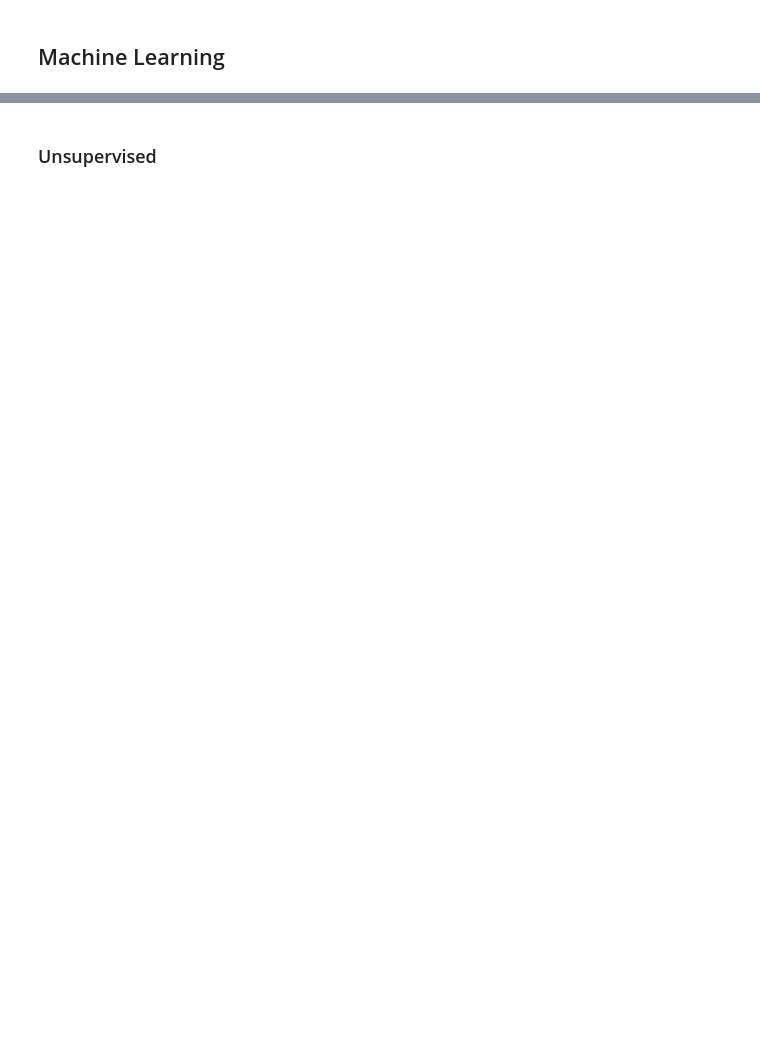
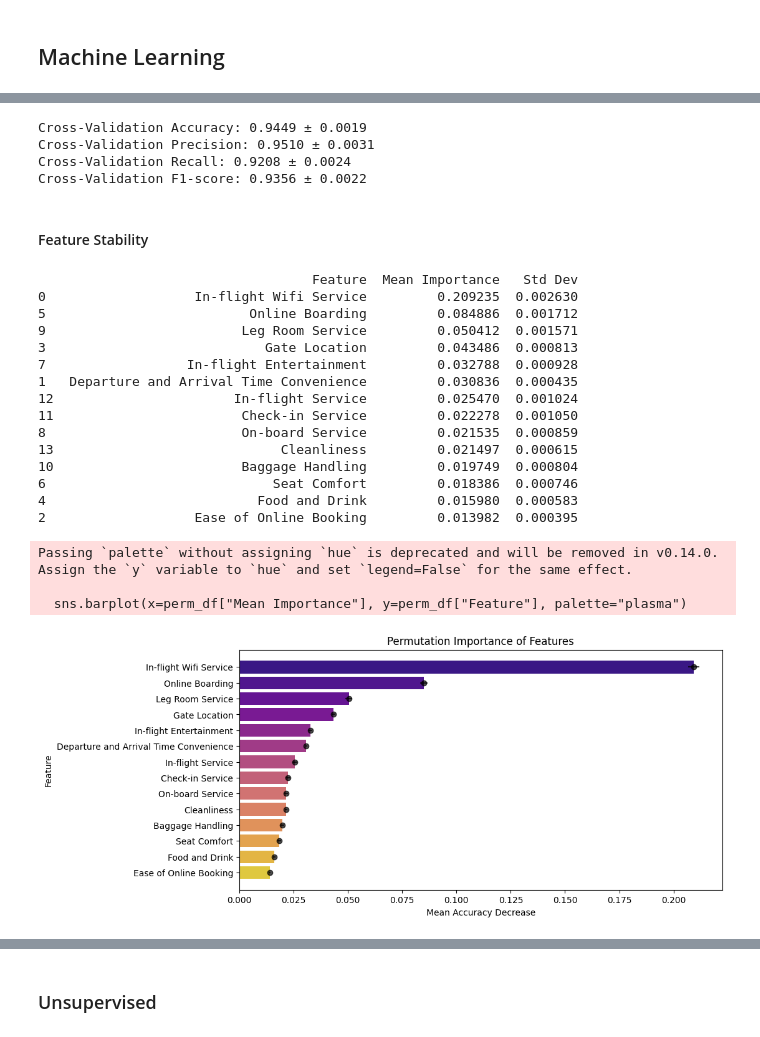
Before and after one commit to OCE1984/MScDataAnaltyicsPrinciples, a Jupyter notebook: DAP_Final_Assessment2.ipynb, the cells around one changed output, grey strips where cells are left out. Saved outputs shown, nothing was run; the diff lists cells and outputs as text; code cells hidden in the pictures; blank space fills up the shorter version.

```diff
--- a/DAP_Final_Assessment2.ipynb
+++ b/DAP_Final_Assessment2.ipynb
@@ -337,0 +442,75 @@ sns.barplot(grouped_satis_a)
+# %%
+# Create custom scorers
+precision_scorer = make_scorer(precision_score, pos_label="Satisfied")
+recall_scorer = make_scorer(recall_score, pos_label="Satisfied")
+f1_scorer = make_scorer(f1_score, pos_label="Satisfied")
+
+# Perform 5-fold cross-validation
+cv_accuracy = cross_val_score(rf, X_train, y_train, cv=5, scoring='accuracy')
+cv_precision = cross_val_score(rf, X_train, y_train, cv=5, scoring=precision_scorer)
+cv_recall = cross_val_score(rf, X_train, y_train, cv=5, scoring=recall_scorer)
+cv_f1 = cross_val_score(rf, X_train, y_train, cv=5, scoring=f1_scorer)
+
+# Print results
+print(f"Cross-Validation Accuracy: {cv_accuracy.mean():.4f} ± {cv_accuracy.std():.4f}")
+print(f"Cross-Validation Precision: {cv_precision.mean():.4f} ± {cv_precision.std():.4f}")
+print(f"Cross-Validation Recall: {cv_recall.mean():.4f} ± {cv_recall.std():.4f}")
+print(f"Cross-Validation F1-score: {cv_f1.mean():.4f} ± {cv_f1.std():.4f}")
+# %% [output]
+Cross-Validation Accuracy: 0.9449 ± 0.0019
+Cross-Validation Precision: 0.9510 ± 0.0031
+Cross-Validation Recall: 0.9208 ± 0.0024
+Cross-Validation F1-score: 0.9356 ± 0.0022
+# %% [markdown]
+#### Feature Stability
+# %%
+# Perform Permutation Importance on the trained model
+perm_importance = permutation_importance(rf, X_test, y_test, n_repeats=10, random_state=42, scoring="accuracy")
+
+# Store results in a DataFrame
+perm_df = pd.DataFrame({
+    "Feature": X_test.columns,
+    "Mean Importance": perm_importance.importances_mean,
+    "Std Dev": perm_importance.importances_std
+})
+
+# Sort by mean importance
+perm_df = perm_df.sort_values(by="Mean Importance", ascending=False)
+
+# Display results
+print(perm_df)
+
+# Ensure Std Dev is a NumPy array
+xerr_values = np.array(perm_df["Std Dev"])
+
+# Plot Permutation Importance
+plt.figure(figsize=(10, 5))
+sns.barplot(x=perm_df["Mean Importance"], y=perm_df["Feature"], palette="plasma")
+
+# Add error bars separately
+plt.errorbar(perm_df["Mean Importance"], perm_df["Feature"], xerr=xerr_values, fmt='o', color='black', alpha=0.7)
+
+plt.title("Permutation Importance of Features")
+plt.xlabel("Mean Accuracy Decrease")
+plt.ylabel("Feature")
+plt.show()
+# %% [output]
+                                   Feature  Mean Importance   Std Dev
+0                   In-flight Wifi Service         0.209235  0.002630
+5                          Online Boarding         0.084886  0.001712
+9                         Leg Room Service         0.050412  0.001571
+3                            Gate Location         0.043486  0.000813
+7                  In-flight Entertainment         0.032788  0.000928
+1   Departure and Arrival Time Convenience         0.030836  0.000435
+12                       In-flight Service         0.025470  0.001024
+11                        Check-in Service         0.022278  0.001050
+8                         On-board Service         0.021535  0.000859
+13                             Cleanliness         0.021497  0.000615
+10                        Baggage Handling         0.019749  0.000804
+6                             Seat Comfort         0.018386  0.000746
+4                           Food and Drink         0.015980  0.000583
+2                   Ease of Online Booking         0.013982  0.000395
+Passing `palette` without assigning `hue` is deprecated and will be removed in v0.14.0. Assign the `y` variable to `hue` and set `legend=False` for the same effect.
+
+  sns.barplot(x=perm_df["Mean Importance"], y=perm_df["Feature"], palette="plasma")
+[figure, added]
```
Also changed, not shown: parts of 19 cells of this notebook.
